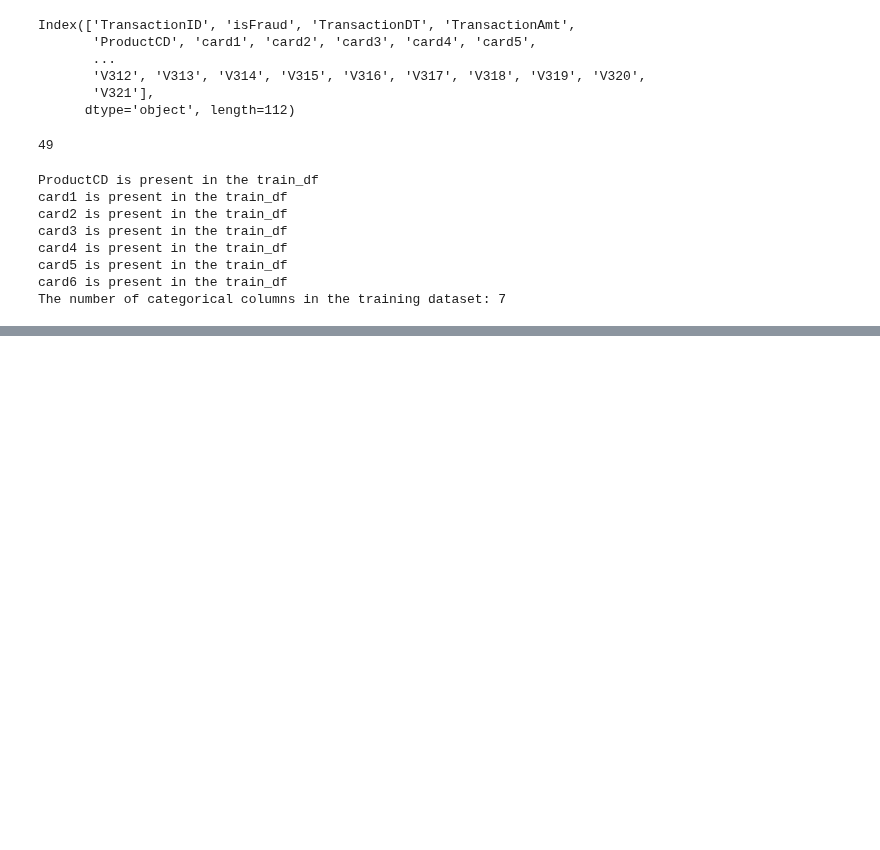
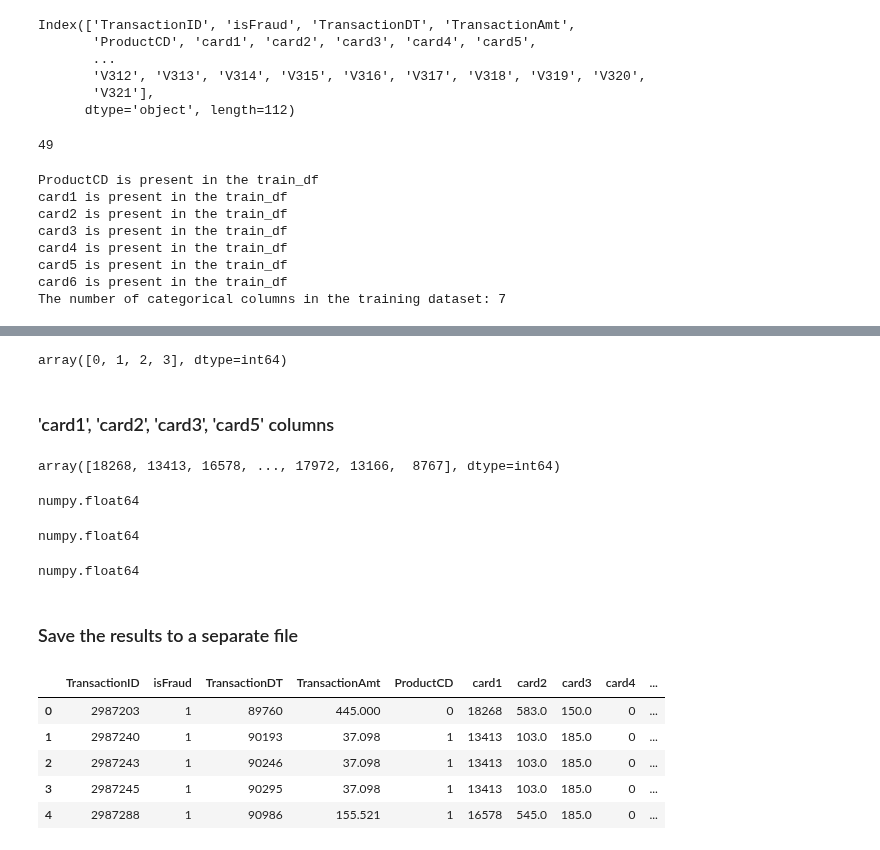
Before and after one commit to Mykhailo20/DS_Bootcamp_2023, a Jupyter notebook: Homework_8/Analysis/Data_Analysis.ipynb, the cells around one changed output, grey strips where cells are left out. Drawn from its saved outputs; the diff is of its cells as text; code cells hidden in the pictures; blank space fills up the shorter version.

Commit message:
Homework_8: Carry out coding of categorical variables and check the obtained results

```diff
--- a/Homework_8/Analysis/Data_Analysis.ipynb
+++ b/Homework_8/Analysis/Data_Analysis.ipynb
@@ -669,0 +714,4 @@ The number of categorical columns in the training dataset: 7
+# %%
+card6_dict = {'credit': 0, 'debit': 1, 'debit or credit': 2, 'charge card': 3}
+train_df['card6'] = train_df['card6'].apply(lambda label: card6_dict[label])
+train_df[['card5', 'card6']][:5]
@@ -669,0 +725,33 @@ The number of categorical columns in the training dataset: 7
+# %%
+train_df['card6'].unique()
+# %% [output]
+array([0, 1, 2, 3], dtype=int64)
+# %% [markdown]
+### 'card1', 'card2', 'card3', 'card5' columns
+# %%
+train_df['card1'].unique()
+# %% [output]
+array([18268, 13413, 16578, ..., 17972, 13166,  8767], dtype=int64)
+# %%
+type(train_df['card2'].iloc[0])
+# %% [output]
+numpy.float64
+# %%
+type(train_df['card3'].iloc[0])
+# %% [output]
+numpy.float64
+# %%
+type(train_df['card5'].iloc[0])
+# %% [output]
+numpy.float64
+# %% [markdown]
+### Save the results to a separate file
+# %%
+train_df[['TransactionID', 'isFraud', 'TransactionDT', 'TransactionAmt', 'ProductCD', 'card1', 'card2', 'card3', 'card4', 'card5', 'card6']].head()
+# %% [output]
+|  | TransactionID | isFraud | TransactionDT | TransactionAmt | ProductCD | card1 | card2 | card3 | card4 | ... |
+| 0 | 2987203 | 1 | 89760 | 445.000 | 0 | 18268 | 583.0 | 150.0 | 0 | ... |
+| 1 | 2987240 | 1 | 90193 | 37.098 | 1 | 13413 | 103.0 | 185.0 | 0 | ... |
+| 2 | 2987243 | 1 | 90246 | 37.098 | 1 | 13413 | 103.0 | 185.0 | 0 | ... |
+| 3 | 2987245 | 1 | 90295 | 37.098 | 1 | 13413 | 103.0 | 185.0 | 0 | ... |
+| 4 | 2987288 | 1 | 90986 | 155.521 | 1 | 16578 | 545.0 | 185.0 | 0 | ... |
```
Also changed, not shown: parts of 18 cells of this notebook.
